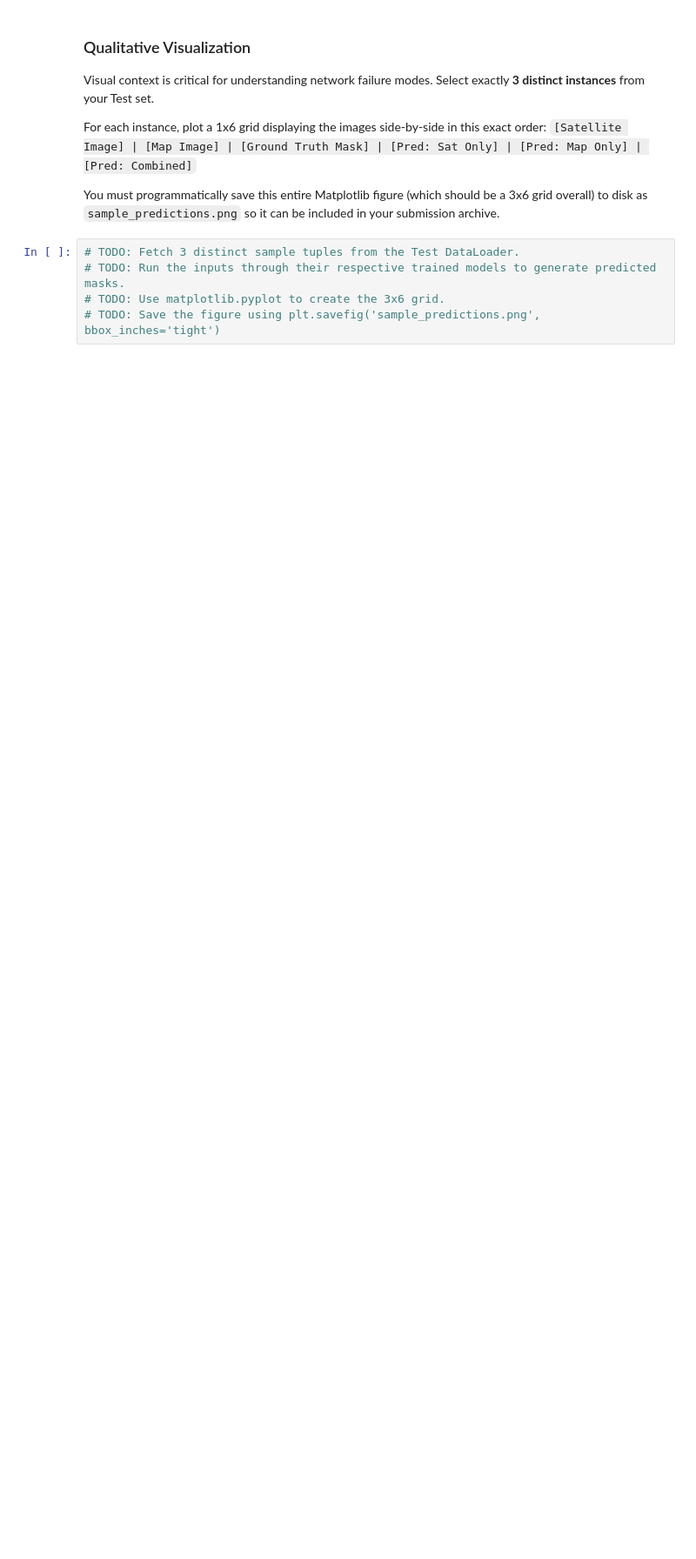
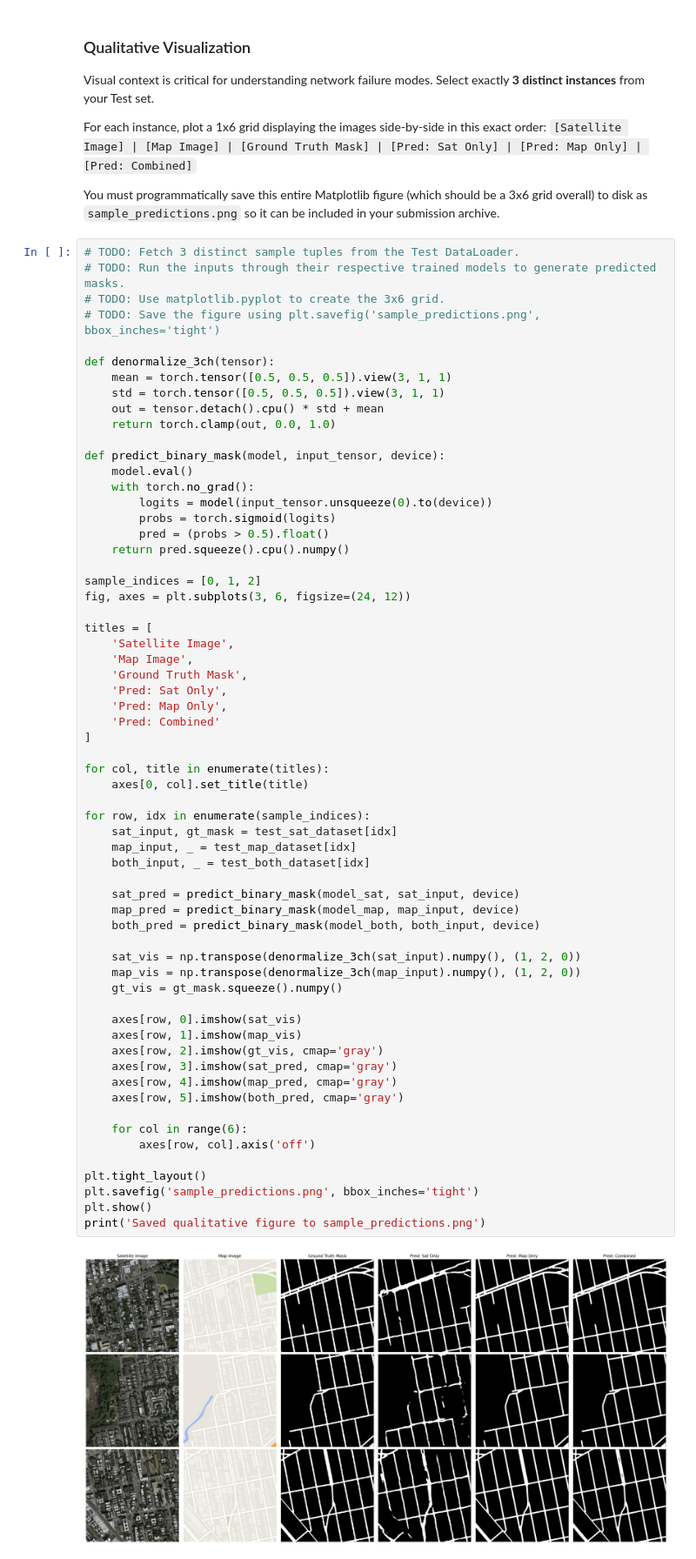
Before and after one commit to Asmaa-204/Satellite-Imagery-Labs, a Jupyter notebook: 04-UNet/Lab4_UNet_Road_Segmentation.ipynb, the cells around one changed output. Shown at 87% size. Saved outputs shown, nothing was run; the diff lists cells and outputs as text; blank space fills up the shorter version.

```diff
--- a/04-UNet/Lab4_UNet_Road_Segmentation.ipynb
+++ b/04-UNet/Lab4_UNet_Road_Segmentation.ipynb
@@ -186,5 +390,64 @@ You must programmatically save this entire Matplotlib figure (which should be a
 # %%
 # TODO: Fetch 3 distinct sample tuples from the Test DataLoader.
 # TODO: Run the inputs through their respective trained models to generate predicted masks.
 # TODO: Use matplotlib.pyplot to create the 3x6 grid.
 # TODO: Save the figure using plt.savefig('sample_predictions.png', bbox_inches='tight')
+
+def denormalize_3ch(tensor):
+    mean = torch.tensor([0.5, 0.5, 0.5]).view(3, 1, 1)
+    std = torch.tensor([0.5, 0.5, 0.5]).view(3, 1, 1)
+    out = tensor.detach().cpu() * std + mean
+    return torch.clamp(out, 0.0, 1.0)
+
+def predict_binary_mask(model, input_tensor, device):
+    model.eval()
+    with torch.no_grad():
+        logits = model(input_tensor.unsqueeze(0).to(device))
+        probs = torch.sigmoid(logits)
+        pred = (probs > 0.5).float()
+    return pred.squeeze().cpu().numpy()
+
+sample_indices = [0, 1, 2]
+fig, axes = plt.subplots(3, 6, figsize=(24, 12))
+
+titles = [
+    'Satellite Image',
+    'Map Image',
+    'Ground Truth Mask',
+    'Pred: Sat Only',
+    'Pred: Map Only',
+    'Pred: Combined'
+]
+
+for col, title in enumerate(titles):
+    axes[0, col].set_title(title)
+
+for row, idx in enumerate(sample_indices):
+    sat_input, gt_mask = test_sat_dataset[idx]
+    map_input, _ = test_map_dataset[idx]
+    both_input, _ = test_both_dataset[idx]
+
+    sat_pred = predict_binary_mask(model_sat, sat_input, device)
+    map_pred = predict_binary_mask(model_map, map_input, device)
+    both_pred = predict_binary_mask(model_both, both_input, device)
+
+    sat_vis = np.transpose(denormalize_3ch(sat_input).numpy(), (1, 2, 0))
+    map_vis = np.transpose(denormalize_3ch(map_input).numpy(), (1, 2, 0))
+    gt_vis = gt_mask.squeeze().numpy()
+
+    axes[row, 0].imshow(sat_vis)
+    axes[row, 1].imshow(map_vis)
+    axes[row, 2].imshow(gt_vis, cmap='gray')
+    axes[row, 3].imshow(sat_pred, cmap='gray')
+    axes[row, 4].imshow(map_pred, cmap='gray')
+    axes[row, 5].imshow(both_pred, cmap='gray')
+
+    for col in range(6):
+        axes[row, col].axis('off')
+
+plt.tight_layout()
+plt.savefig('sample_predictions.png', bbox_inches='tight')
+plt.show()
+print('Saved qualitative figure to sample_predictions.png')
+# %% [output]
+[figure, added]
```
Also changed, not shown: parts of 7 cells of this notebook, 3 other files.
